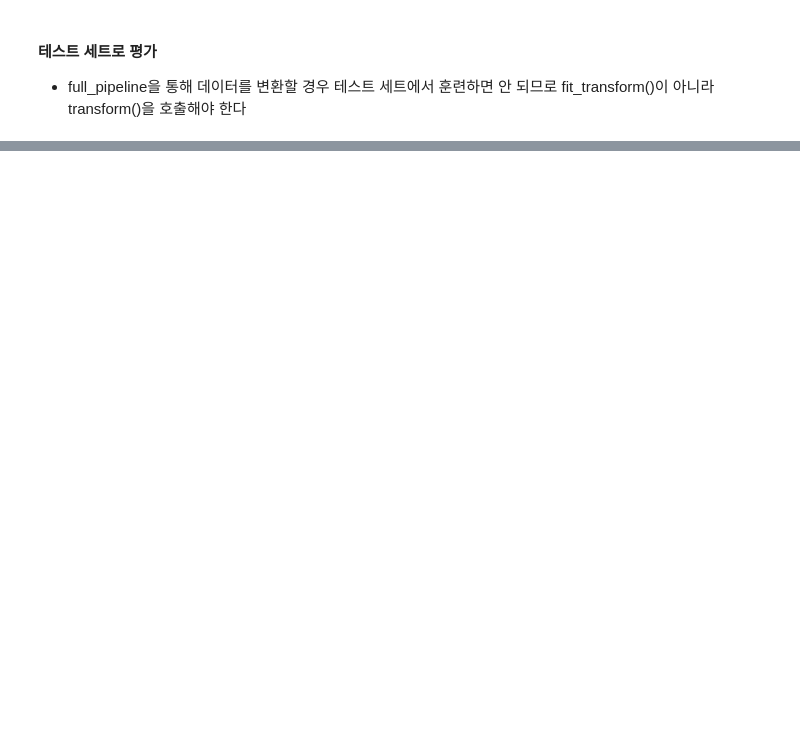
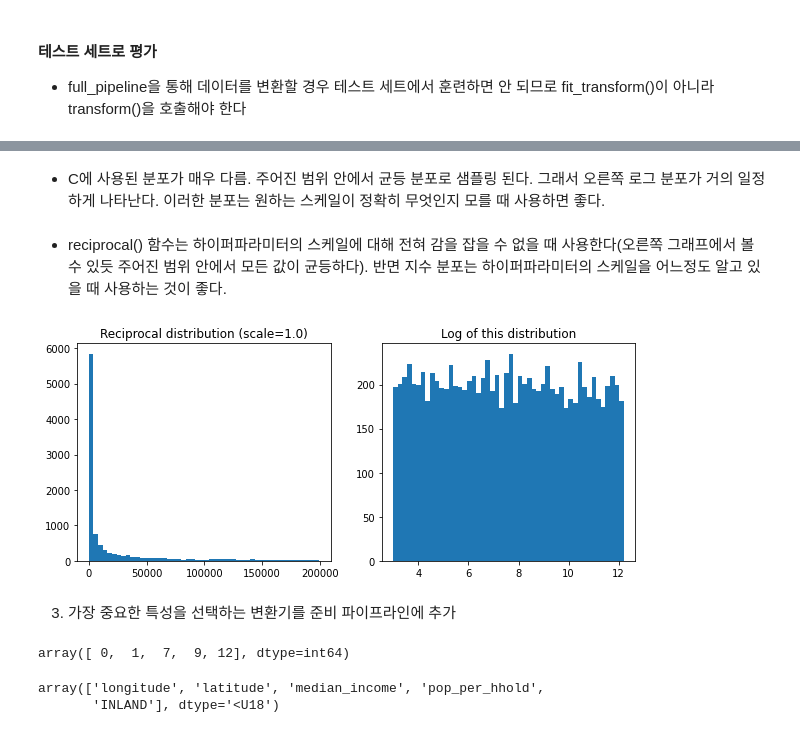
Before and after one commit to Jung-jieun/hands-on, a Jupyter notebook: Housing.ipynb, the cells around one changed output, grey strips where cells are left out. Saved outputs shown, nothing was run; the diff lists cells and outputs as text; code cells hidden in the pictures; blank space fills up the shorter version.

```diff
--- a/Housing.ipynb
+++ b/Housing.ipynb
@@ -605,0 +720,19 @@ array([45777.21231863, 49706.9669476 ])
+# %% [markdown]
+- C에 사용된 분포가 매우 다름. 주어진 범위 안에서 균등 분포로 샘플링 된다. 그래서 오른쪽 로그 분포가 거의 일정하게 나타난다. 이러한 분포는 원하는 스케일이 정확히 무엇인지 모를 때 사용하면 좋다.
+# %% [markdown]
+- reciprocal() 함수는 하이퍼파라미터의 스케일에 대해 전혀 감을 잡을 수 없을 때 사용한다(오른쪽 그래프에서 볼 수 있듯 주어진 범위 안에서 모든 값이 균등하다). 반면 지수 분포는 하이퍼파라미터의 스케일을 어느정도 알고 있을 때 사용하는 것이 좋다.
+# %%
+reciprocal_distrib = reciprocal(20, 200000)
+samples = reciprocal_distrib.rvs(10000, random_state=42)
+plt.figure(figsize=(10, 4))
+plt.subplot(121)
+plt.title("Reciprocal distribution (scale=1.0)")
+plt.hist(samples, bins=50)
+plt.subplot(122)
+plt.title("Log of this distribution")
+plt.hist(np.log(samples), bins=50)
+plt.show()
+# %% [output]
+[figure, added]
+# %% [markdown]
+3. 가장 중요한 특성을 선택하는 변환기를 준비 파이프라인에 추가
@@ -605,0 +757,10 @@ array([45777.21231863, 49706.9669476 ])
+# %%
+top_k_feature_indices = indices_of_top_k(feature_importances, k)
+top_k_feature_indices
+# %% [output]
+array([ 0,  1,  7,  9, 12], dtype=int64)
+# %%
+np.array(attributes)[top_k_feature_indices]
+# %% [output]
+array(['longitude', 'latitude', 'median_income', 'pop_per_hhold',
+       'INLAND'], dtype='<U18')
```
Also changed, not shown: parts of 32 cells of this notebook.
